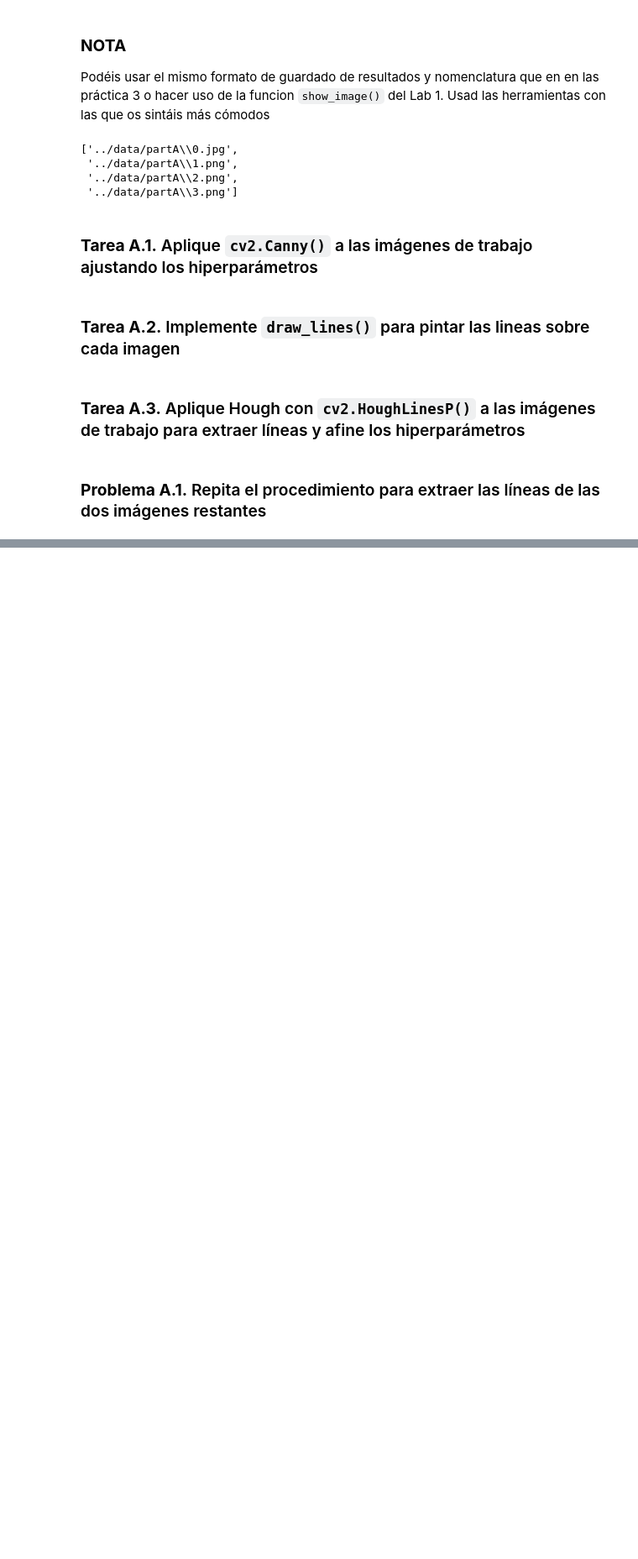
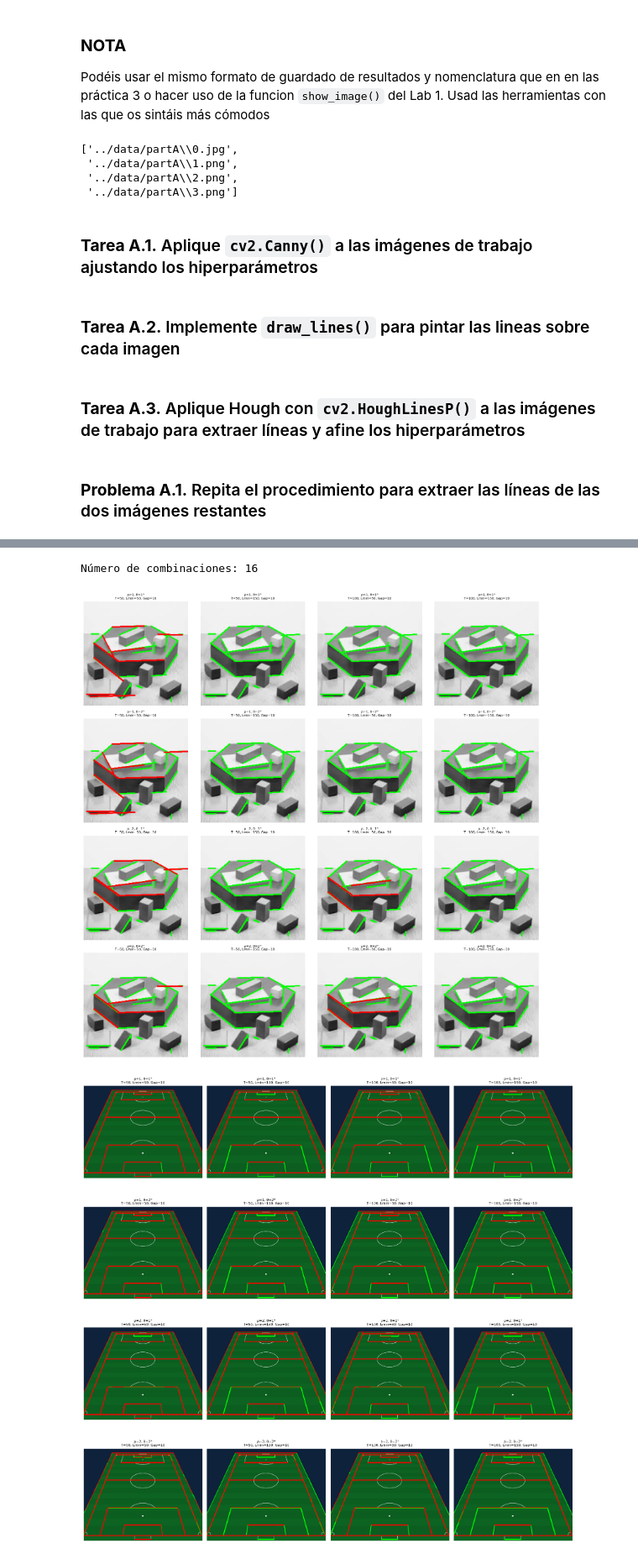
Before and after one commit to andresgilvicente/computer-vision-I-labs, a Jupyter notebook: Lab_4/src/partA.ipynb, the cells around one changed output, grey strips where cells are left out. Shown at 84% size. Drawn from its saved outputs; the diff is of its cells as text; code cells hidden in the pictures; blank space fills up the shorter version.

```diff
--- a/Lab_4/src/partA.ipynb
+++ b/Lab_4/src/partA.ipynb
@@ -192,0 +263,37 @@ show_image(new_imgs[3], "Hough Lines Image 4")
+# %%
+# Rangos de parámetros
+rhos = [1, 2]
+thetas = [np.pi/180, np.pi/90]      # 1º y 2º
+thresholds = [50, 100]              # votos mínimos
+min_line_lengths = [50, 150]        # longitud mínima
+max_line_gaps = [10]                # gap máximo (lo dejamos fijo aquí)
+
+# Crear lista de combinaciones (rho, theta, threshold, minLineLength, maxLineGap)
+param_grid = list(itertools.product(
+    rhos, thetas, thresholds, min_line_lengths, max_line_gaps
+))
+
+print(f"Número de combinaciones: {len(param_grid)}")
+# %% [output]
+Número de combinaciones: 16
+# %%
+new_imgs2 = imgs.copy()
+# %%
+# Imagen 3
+show_hough_param_grid(
+    img_bgr=new_imgs2[0],       # original
+    edges=edge_imgs[0],    # bordes (Canny)
+    param_grid=param_grid,
+    n_cols=4               # 4 columnas para 16 combinaciones
+)
+
+# Imagen 4
+show_hough_param_grid(
+    img_bgr=new_imgs2[1],
+    edges=edge_imgs[1],
+    param_grid=param_grid,
+    n_cols=4
+)
+# %% [output]
+[figure, added]
+[figure, added]
```
Also changed, not shown: parts of 11 cells of this notebook, 1 other file.
